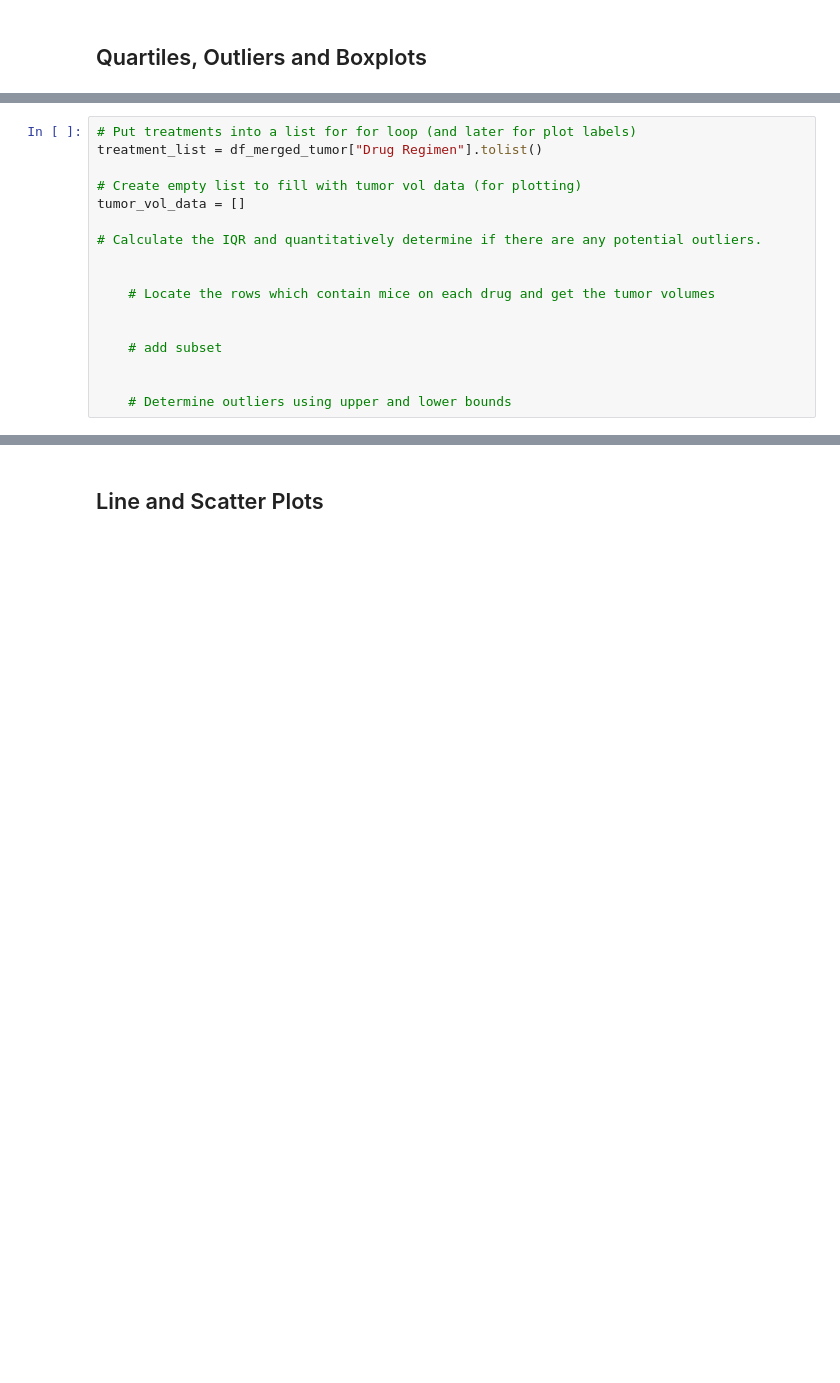
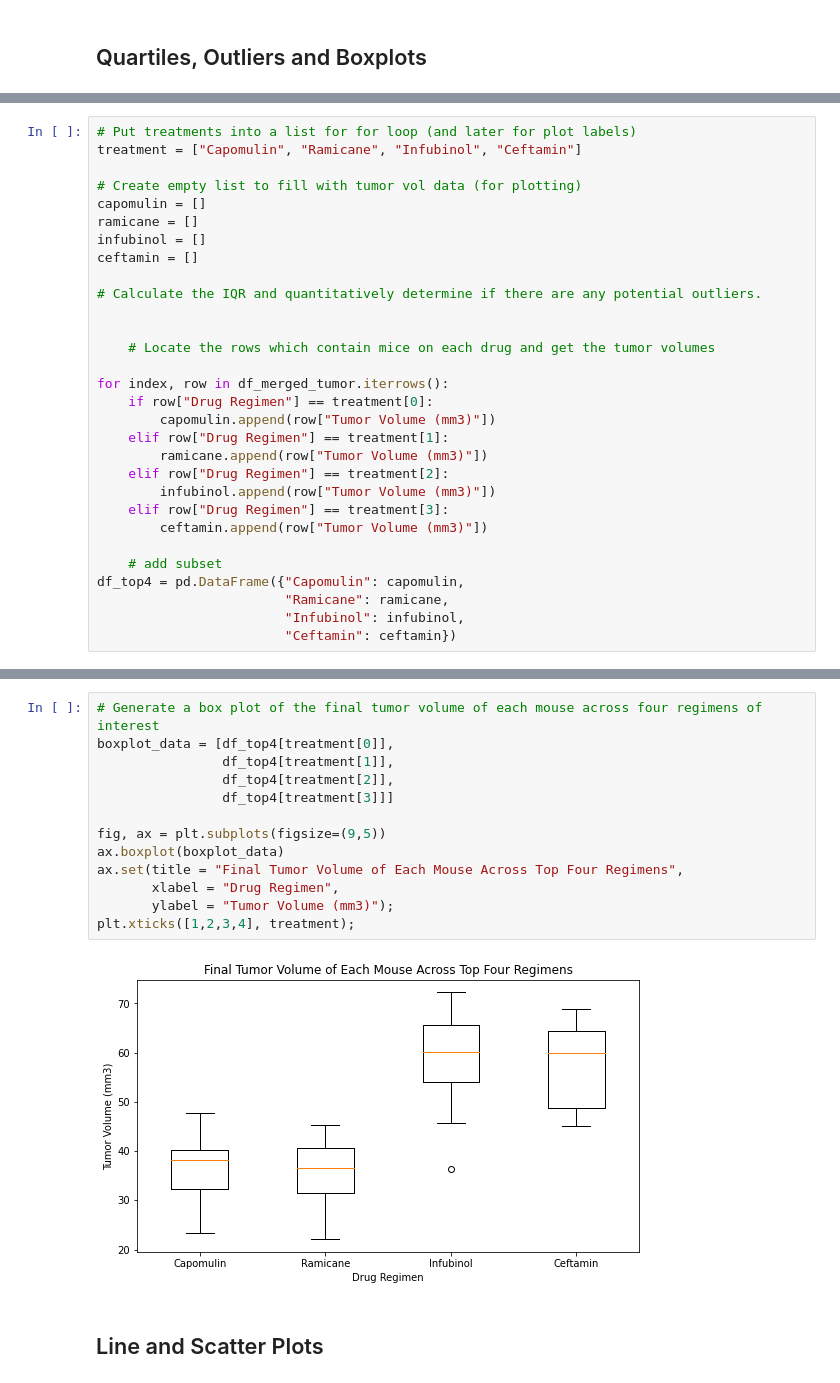
Before and after one commit to phowborom/Matplotlib-challenge, a Jupyter notebook: pymaceuticals_starter.ipynb, the cells around one changed output, grey strips where cells are left out. Saved outputs shown, nothing was run; the diff lists cells and outputs as text; blank space fills up the shorter version.

```diff
--- a/pymaceuticals_starter.ipynb
+++ b/pymaceuticals_starter.ipynb
@@ -199,17 +212,30 @@ df_merged_tumor = pd.merge(df_groupby_timepoint, df, on=("Mouse ID", "Timepoint"
 # %%
 # Put treatments into a list for for loop (and later for plot labels)
-treatment_list = df_merged_tumor["Drug Regimen"].tolist()
+treatment = ["Capomulin", "Ramicane", "Infubinol", "Ceftamin"]
 
 # Create empty list to fill with tumor vol data (for plotting)
-tumor_vol_data = []
+capomulin = []
+ramicane = []
+infubinol = []
+ceftamin = []
 
 # Calculate the IQR and quantitatively determine if there are any potential outliers.
 
 
     # Locate the rows which contain mice on each drug and get the tumor volumes
 
+for index, row in df_merged_tumor.iterrows():
+    if row["Drug Regimen"] == treatment[0]:
+        capomulin.append(row["Tumor Volume (mm3)"])
+    elif row["Drug Regimen"] == treatment[1]:
+        ramicane.append(row["Tumor Volume (mm3)"])
+    elif row["Drug Regimen"] == treatment[2]:
+        infubinol.append(row["Tumor Volume (mm3)"])
+    elif row["Drug Regimen"] == treatment[3]:
+        ceftamin.append(row["Tumor Volume (mm3)"])
 
     # add subset
-
-
-    # Determine outliers using upper and lower bounds
+df_top4 = pd.DataFrame({"Capomulin": capomulin,
+                        "Ramicane": ramicane,
+                        "Infubinol": infubinol,
+                        "Ceftamin": ceftamin})
@@ -218,3 +338,18 @@ tumor_vol_data = []
+# %%
+# Generate a box plot of the final tumor volume of each mouse across four regimens of interest
+boxplot_data = [df_top4[treatment[0]],
+                df_top4[treatment[1]],
+                df_top4[treatment[2]],
+                df_top4[treatment[3]]]
+
+fig, ax = plt.subplots(figsize=(9,5))
+ax.boxplot(boxplot_data)
+ax.set(title = "Final Tumor Volume of Each Mouse Across Top Four Regimens",
+       xlabel = "Drug Regimen",
+       ylabel = "Tumor Volume (mm3)");
+plt.xticks([1,2,3,4], treatment);
+# %% [output]
+[figure, added]
 # %% [markdown]
 ## Line and Scatter Plots
 # %%
```
Also changed, not shown: parts of 11 cells of this notebook.
